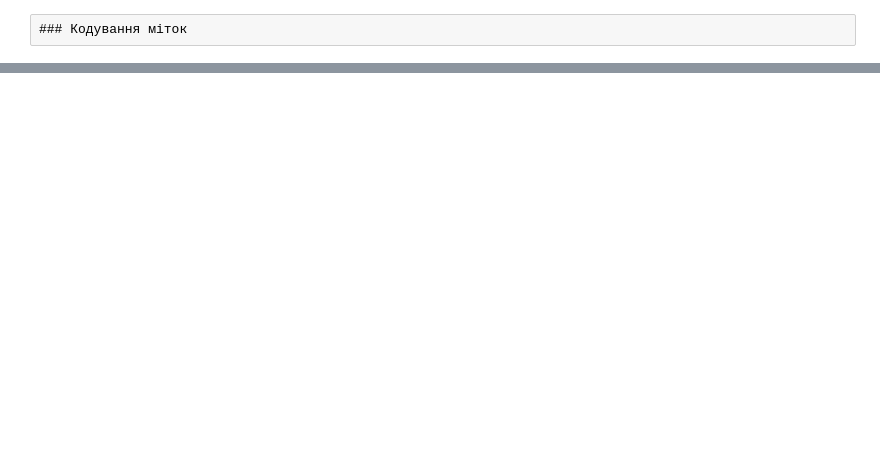
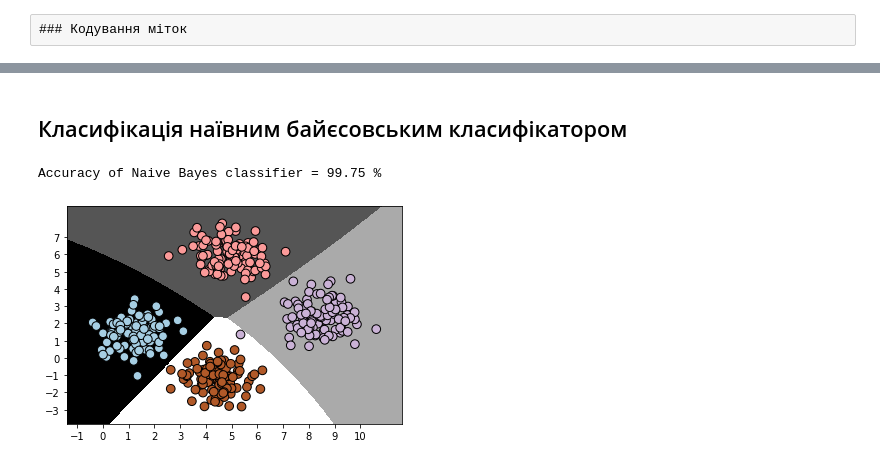
Before and after one commit to Vidzhel/AI, a Jupyter notebook: ЛР-1_Класифікація/lab.ipynb, the cells around one changed output, grey strips where cells are left out. Cells and saved outputs as stored; diff of their text form; code cells hidden in the pictures; blank space fills up the shorter version.

```diff
--- a/ЛР-1_Класифікація/lab.ipynb
+++ b/ЛР-1_Класифікація/lab.ipynb
@@ -103,0 +147,34 @@ AttributeError: 'LabelEncoder' object has no attribute 'classes'
+# %% [markdown]
+## Класифікація наївним байєсовським класифікатором
+# %%
+import numpy as np
+import matplotlib.pyplot as plt
+from sklearn.naive_bayes import GaussianNB
+from sklearn.model_selection import train_test_split, cross_val_score
+from utilities import visualize_classifier
+
+# Вхідний файл, який містить дані
+input_file = 'data_multivar_nb.txt'
+
+# Завантаження даних із вхідного файлу
+data = np.loadtxt(input_file, delimiter=',')
+X, y = data[:, :-1], data[:, -1]
+
+# Створення наївного байєсовського класифікатора
+classifier = GaussianNB()
+
+# Тренування класифікатора
+classifier.fit(X, y)
+
+# Прогнозування значень для тренувальних даних
+y_pred = classifier.predict(X)
+
+# Обчислення якості класифікатора
+accuracy = 100.0 * (y == y_pred).sum() / X.shape[0]
+print("Accuracy of Naive Bayes classifier =", round(accuracy, 2), "%")
+
+# Візуалізація результатів роботи класифікатора
+visualize_classifier(classifier, X, y)
+# %% [output]
+Accuracy of Naive Bayes classifier = 99.75 %
+[figure, added]
```
Also changed, not shown: parts of 44 cells of this notebook, 3 other files.
